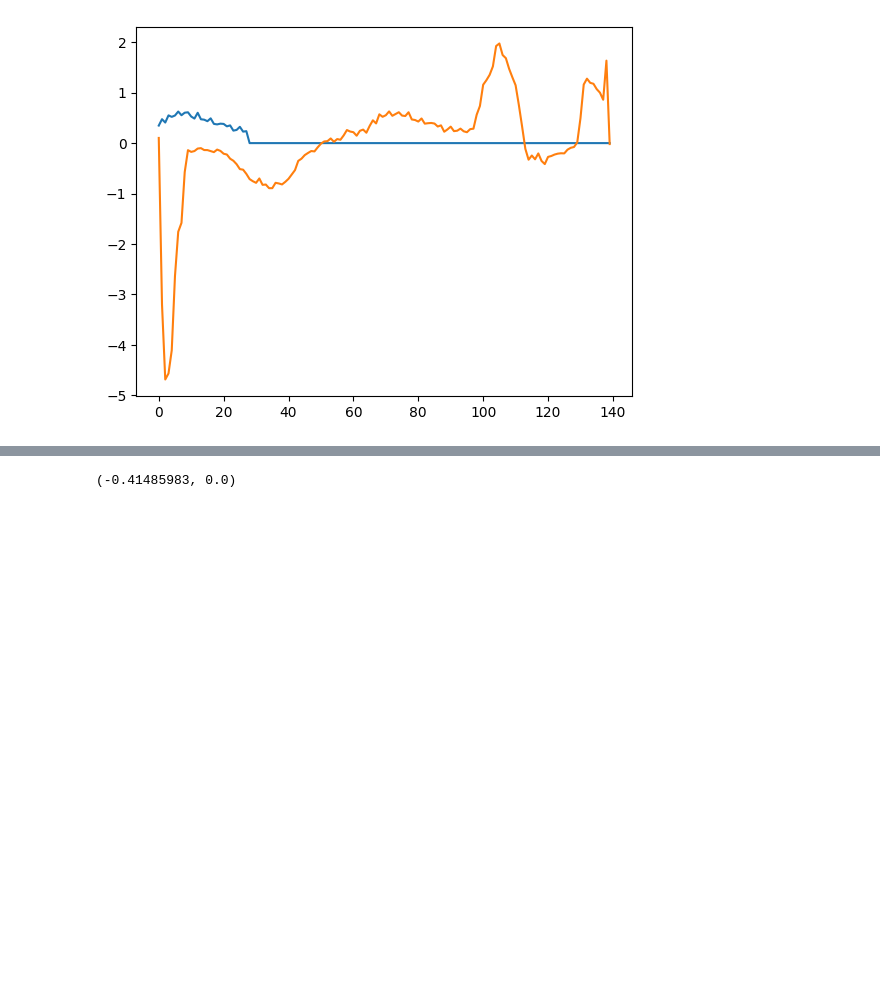
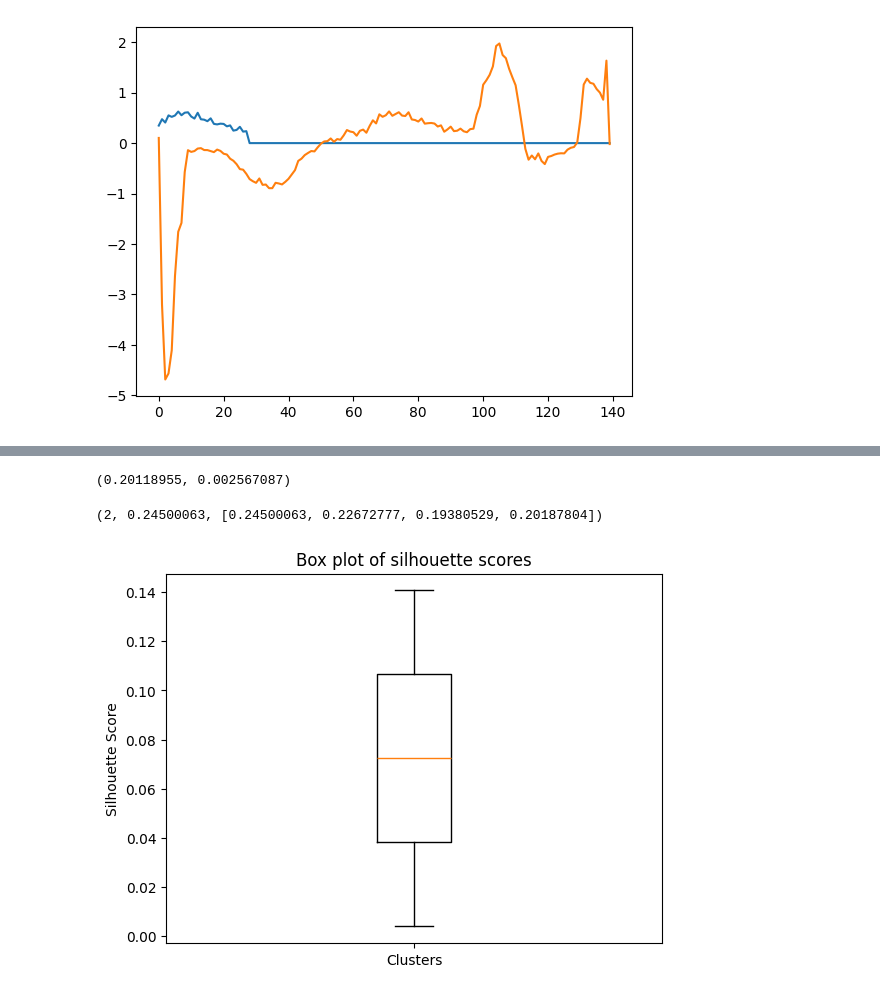
Before and after one commit to erlendlokna/CV-SSL-VQVAE-Framework, a Jupyter notebook: test.ipynb, the cells around one changed output, grey strips where cells are left out. Drawn from its saved outputs; the diff is of its cells as text; code cells hidden in the pictures; blank space fills up the shorter version.

Commit message:
experiment

```diff
--- a/test.ipynb
+++ b/test.ipynb
@@ -131,11 +131,20 @@ a.scatter(pr[:, 0], pr[:, 1], c=ys, s=4)
 from src.experiments.tests import kmeans_clustering_silhouette
 zs = torch.flatten(zs, start_dim=1)
 sils = kmeans_clustering_silhouette(zs, ys)
+sils
+# %% [output]
+(0.20118955, 0.002567087)
+# %%
+from src.experiments.tests import find_optimal_k
+
+find_optimal_k(zs, ys)
+# %% [output]
+(2, 0.24500063, [0.24500063, 0.22672777, 0.19380529, 0.20187804])
 # %%
-plt.bar(range(len(sils)), sils)
-plt.xlabel('Cluster Index')
+plt.boxplot(sils)
+plt.title('Box plot of silhouette scores')
 plt.ylabel('Silhouette Score')
-plt.title('Silhouette Scores for K-means Clusters')
+plt.xticks([1], ['Clusters'])
 plt.show()
 # %% [output]
-(-0.41485983, 0.0)
+[figure, added]
```
Also changed, not shown: parts of 1 cell of this notebook, 18 other files.
